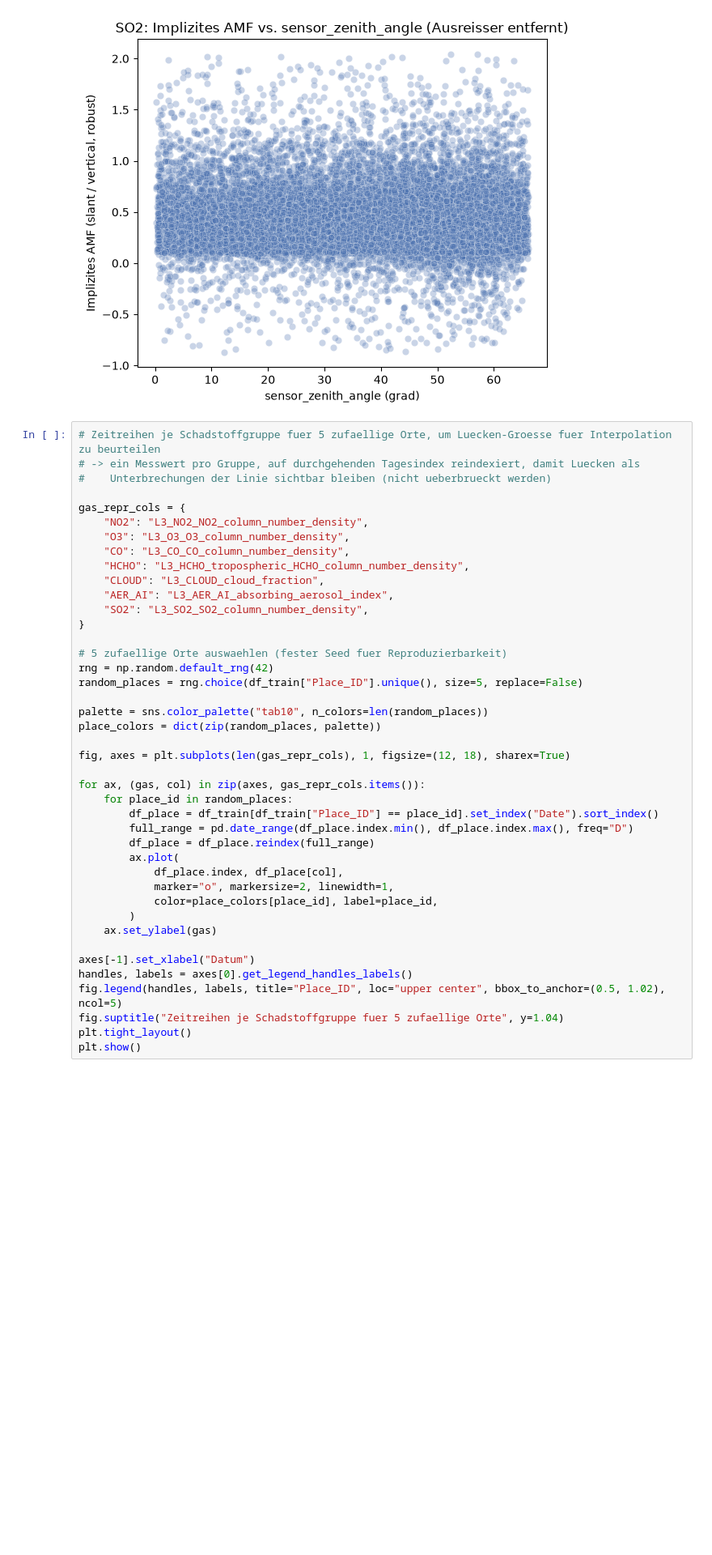
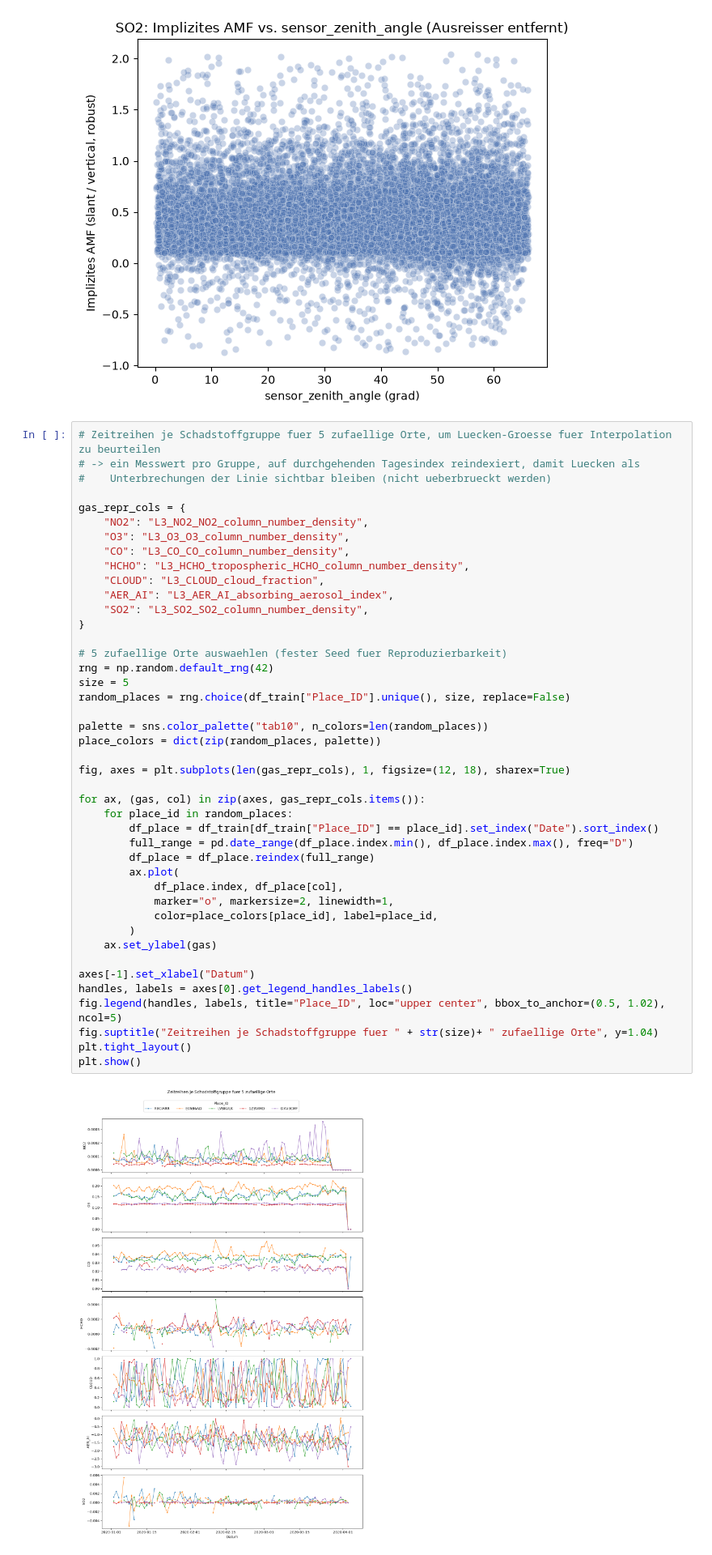
Before and after one commit to RealCyron/Machine_Learning_Projekt, a Jupyter notebook: 04_eda_justus.ipynb, the cells around one changed output. Shown at 81% size. Saved outputs shown, nothing was run; the diff lists cells and outputs as text; blank space fills up the shorter version.

```diff
--- a/04_eda_justus.ipynb
+++ b/04_eda_justus.ipynb
@@ -743,35 +743,38 @@ gas_repr_cols = {
     "CLOUD": "L3_CLOUD_cloud_fraction",
     "AER_AI": "L3_AER_AI_absorbing_aerosol_index",
     "SO2": "L3_SO2_SO2_column_number_density",
 }
 
 # 5 zufaellige Orte auswaehlen (fester Seed fuer Reproduzierbarkeit)
 rng = np.random.default_rng(42)
-random_places = rng.choice(df_train["Place_ID"].unique(), size=5, replace=False)
+size = 5
+random_places = rng.choice(df_train["Place_ID"].unique(), size, replace=False)
 
 palette = sns.color_palette("tab10", n_colors=len(random_places))
 place_colors = dict(zip(random_places, palette))
 
 fig, axes = plt.subplots(len(gas_repr_cols), 1, figsize=(12, 18), sharex=True)
 
 for ax, (gas, col) in zip(axes, gas_repr_cols.items()):
     for place_id in random_places:
         df_place = df_train[df_train["Place_ID"] == place_id].set_index("Date").sort_index()
         full_range = pd.date_range(df_place.index.min(), df_place.index.max(), freq="D")
         df_place = df_place.reindex(full_range)
         ax.plot(
             df_place.index, df_place[col],
             marker="o", markersize=2, linewidth=1,
             color=place_colors[place_id], label=place_id,
         )
     ax.set_ylabel(gas)
 
 axes[-1].set_xlabel("Datum")
 handles, labels = axes[0].get_legend_handles_labels()
 fig.legend(handles, labels, title="Place_ID", loc="upper center", bbox_to_anchor=(0.5, 1.02), ncol=5)
-fig.suptitle("Zeitreihen je Schadstoffgruppe fuer 5 zufaellige Orte", y=1.04)
+fig.suptitle("Zeitreihen je Schadstoffgruppe fuer " + str(size)+ " zufaellige Orte", y=1.04)
 plt.tight_layout()
 plt.show()
+# %% [output]
+[figure, added]
 # %%
 # Quantitative Einschaetzung: maximale zusammenhaengende Luecke (Tage) je Ort und Schadstoffgruppe
 # (nur Luecken ZWISCHEN zwei vorhandenen Messungen, keine Rand-Luecken vor der ersten/nach der letzten)
```
Also changed, not shown: parts of 3 cells of this notebook, 5 other files.
